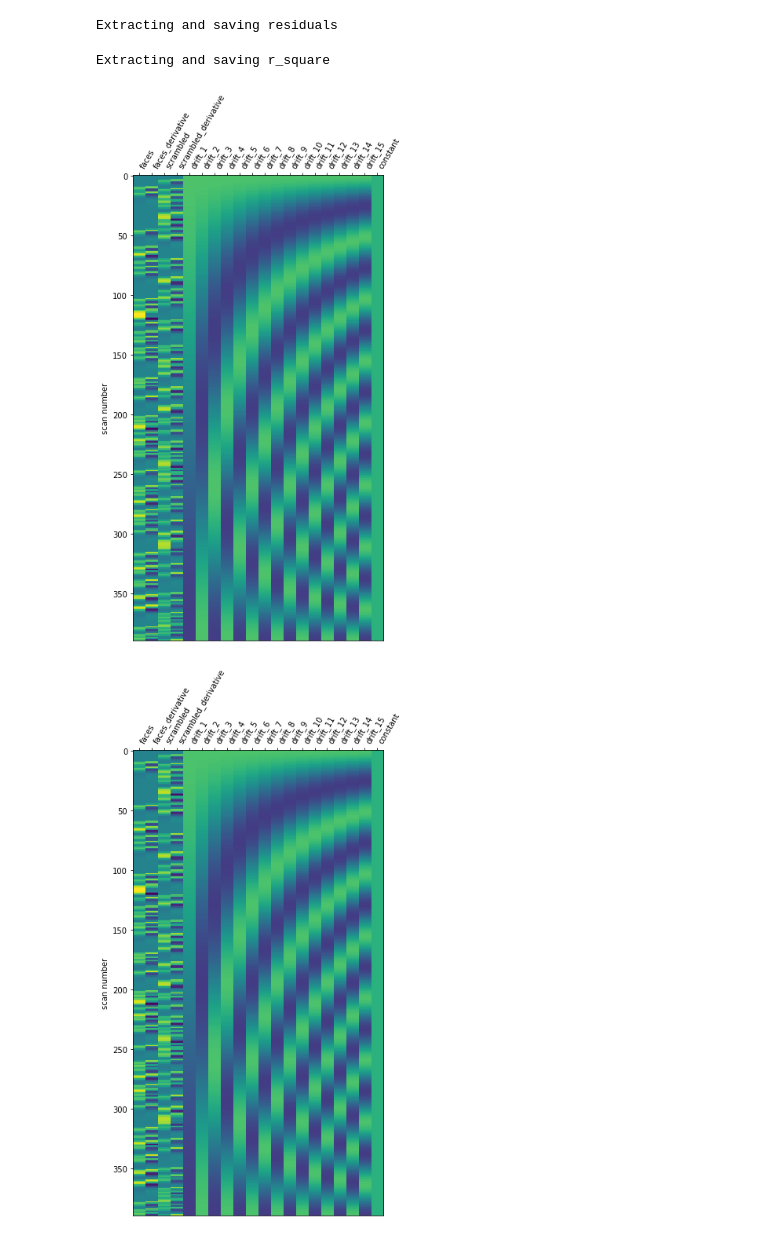
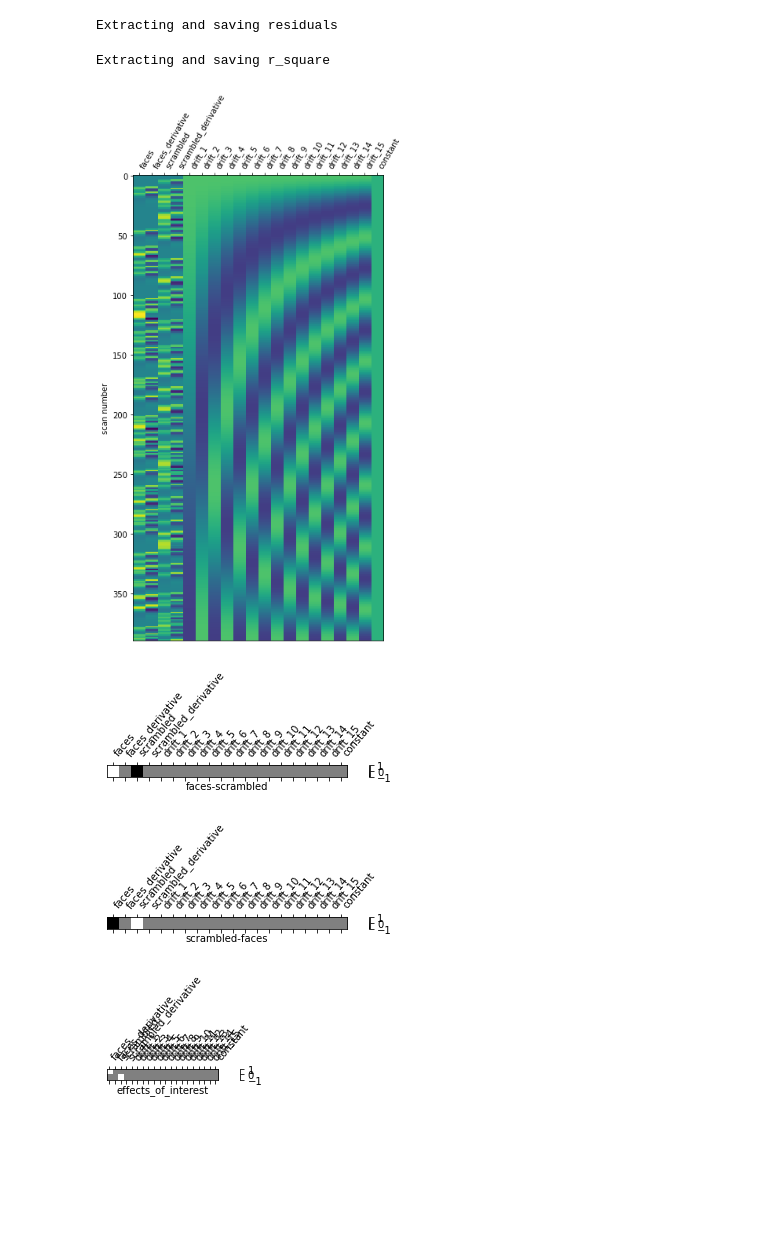
Before and after one commit to tsalo/misc-notebooks, a Jupyter notebook: nilearn_glm.ipynb, the cells around one changed output. Saved outputs shown, nothing was run; the diff lists cells and outputs as text; code cells hidden in the pictures; blank space fills up the shorter version.

Commit message:
Update nilearn BIDS output test.

```diff
--- a/nilearn_glm.ipynb
+++ b/nilearn_glm.ipynb
@@ -16,8 +21,19 @@ drift_model = 'Cosine'  # We use a discrete cosine transform to model signal dri
 high_pass = .01  # The cutoff for the drift model is 0.01 Hz.
 hrf_model = 'spm + derivative'  # The hemodynamic response function is the SPM canonical one.
 # %%
-fmri_img = [concat_imgs(subject_data.func1, auto_resample=True),
-            concat_imgs(subject_data.func2, auto_resample=True)]
-affine, shape = fmri_img[0].affine, fmri_img[0].shape
-print('Resampling the second image (this takes time)...')
-fmri_img[1] = resample_img(fmri_img[1], affine, shape[:3])
+filenames = [
+    "nilearn-output/DATA_RUN1.nii.gz",
+    "nilearn-output/DATA_RUN2.nii.gz",
+]
+
+# Just load the concatenated/resampled files if they're available
+if not op.isfile(filenames[1]):
+    fmri_img = [concat_imgs(subject_data.func1, auto_resample=True),
+                concat_imgs(subject_data.func2, auto_resample=True)]
+    affine, shape = fmri_img[0].affine, fmri_img[0].shape
+    print('Resampling the second image (this takes time)...')
+    fmri_img[1] = resample_img(fmri_img[1], affine, shape[:3])
+    fmri_img[0].to_filename(filenames[0])
+    fmri_img[1].to_filename(filenames[1])
+else:
+    fmri_img = [nib.load(f) for f in filenames]
@@ -63,7 +77,15 @@ Fitting a GLM
-# %%
-save_glm_results(fmri_glm, contrasts, out_dir=".")
-# %% [output]
-Extracting and saving residuals
-Extracting and saving r_square
-[figure, removed]
-[figure, removed]
+# %%
+# And now, for the moment of truth...
+save_glm_results(
+    fmri_glm,
+    contrasts,
+    out_dir="/Users/taylor/Desktop/nilearn-bids-test/",
+    prefix="sub-01_task-multimodalFace",
+)
+# %% [output]
+Extracting and saving residuals
+Extracting and saving r_square
+[figure, added]
+[figure, added]
+[figure, added]
+[figure, added]
```
Also changed, not shown: parts of 11 cells of this notebook, 1 other file.
